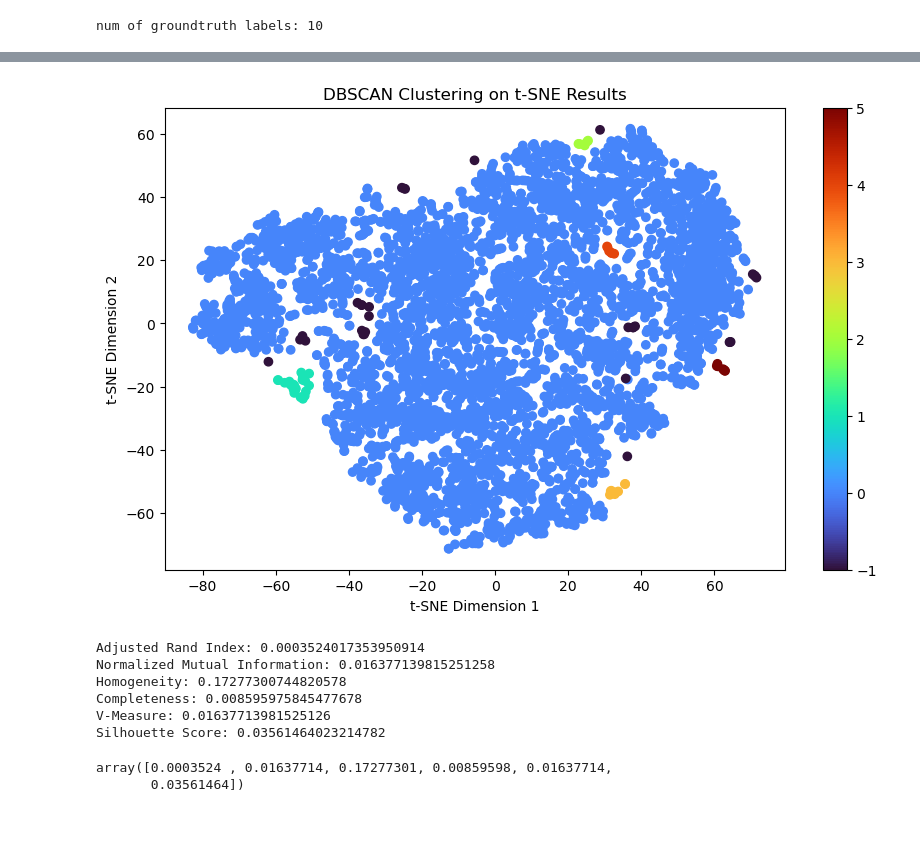
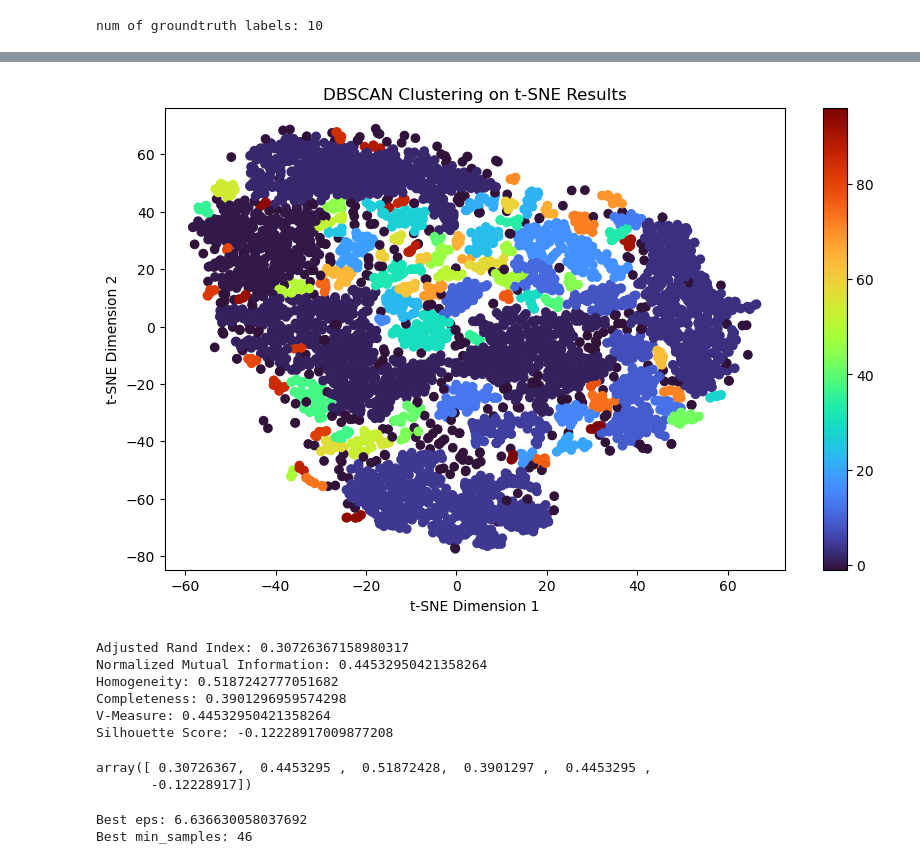
Before and after one commit to zyiology/SC4020_Proj2, a Jupyter notebook: mnist_clustering.ipynb, the cells around one changed output, grey strips where cells are left out. Cells and saved outputs as stored; diff of their text form; code cells hidden in the pictures; blank space fills up the shorter version.

Commit message:
finalised clustering notebooks

```diff
--- a/mnist_clustering.ipynb
+++ b/mnist_clustering.ipynb
@@ -100,13 +100,13 @@ Silhouette: 0.09159158804477086
 ## using t-sne (alternative to pca) to visualize clusters according to true labels
 
 # Calculate cosine distances between binary vectors
-cosine_distances_matrix = cosine_distances(itemset_features)
+#cosine_distances_matrix = cosine_distances(itemset_features)
 
 # Create a t-SNE instance with cosine distance
-tsne = TSNE(n_components=2, metric="precomputed", perplexity=30, learning_rate=200, init="random")
+tsne = TSNE(n_components=2, metric="cosine", perplexity=50, learning_rate=(len(itemset_features)/48), n_iter=5000, n_jobs=-1, early_exaggeration=16)
 
 # Fit t-SNE to the cosine distance matrix
-tsne_results = tsne.fit_transform(cosine_distances_matrix)
+tsne_results = tsne.fit_transform(itemset_features)
 
 # Create a scatter plot to visualize the results
 plt.figure(figsize=(10, 6))
@@ -148,29 +148,74 @@ plt.show()
 # %%
 ## performing DBSCAN on the data transformed by t-sne
 
 from sklearn.cluster import DBSCAN
 
 # Apply DBSCAN to the t-SNE results
-dbscan = DBSCAN(eps=3.4, min_samples=5)
+dbscan = DBSCAN(eps=2, min_samples=5)
 dbscan_labels = dbscan.fit_predict(tsne_results)
 
 # Create a scatter plot to visualize the DBSCAN clustering results
 plt.figure(figsize=(10, 6))
 plt.scatter(tsne_results[:, 0], tsne_results[:, 1], c=dbscan_labels, cmap='turbo')
 plt.colorbar()
 plt.title('DBSCAN Clustering on t-SNE Results')
 plt.xlabel('t-SNE Dimension 1')
 plt.ylabel('t-SNE Dimension 2')
 plt.show()
 
-compare_true_labels(dbscan_labels, true_labels, itemset_features)
+compare_true_labels(true_labels, dbscan_labels, itemset_features)
 # %% [output]
-[figure, old version]
+[figure, new version]
-Adjusted Rand Index: 0.0003524017353950914
-Normalized Mutual Information: 0.016377139815251258
-Homogeneity: 0.17277300744820578
-Completeness: 0.008595975845477678
-V-Measure: 0.01637713981525126
-Silhouette Score: 0.03561464023214782
+Adjusted Rand Index: 0.30726367158980317
+Normalized Mutual Information: 0.44532950421358264
+Homogeneity: 0.5187242777051682
+Completeness: 0.3901296959574298
+V-Measure: 0.44532950421358264
+Silhouette Score: -0.12228917009877208
-array([0.0003524 , 0.01637714, 0.17277301, 0.00859598, 0.01637714,
-       0.03561464])
+array([ 0.30726367,  0.4453295 ,  0.51872428,  0.3901297 ,  0.4453295 ,
+       -0.12228917])
+# %%
+# OPTIMISING DBSCAN PARAMETERS USING SILHOUETTE SCORE
+
+from hyperopt import hp, fmin, tpe, Trials
+from sklearn.cluster import DBSCAN
+from sklearn.metrics import silhouette_score
+from sklearn.metrics import adjusted_rand_score
+
+# Define the search space
+space = {
+    'eps': hp.uniform('eps', 6.6, 20),
+    'min_samples': hp.choice('min_samples', range(2, 50))
+}
+
+# Define the objective function
+def objective(params):
+    dbscan = DBSCAN(**params)
+    cluster_labels = dbscan.fit_predict(tsne_results)
+
+    # Exclude noise points (labelled as -1) before computing the silhouette score
+    non_noise_indices = np.where(cluster_labels != -1)[0]
+    if len(non_noise_indices) == 0 or len(set(cluster_labels[non_noise_indices])) == 1:
+        # Return a large negative value if there's only one cluster or all are noise
+        # since silhouette score can't be computed in these cases
+        return 1
+
+    # score = silhouette_score(itemset_features[non_noise_indices], cluster_labels[non_noise_indices], metric='cosine')
+    score = silhouette_score(tsne_results[non_noise_indices], cluster_labels[non_noise_indices])
+    return -score  # Negative score because fmin tries to minimize the objective
+
+# Run the optimizer
+best = fmin(
+    fn=objective,
+    space=space,
+    algo=tpe.suggest,
+    max_evals=300  # Number of evaluations
+)
+
+best_min_samples = range(2, 50)[best['min_samples']]
+best_eps = best['eps']
+print("Best eps:", best['eps'])
+print("Best min_samples:", best_min_samples)
+# %% [output]
+Best eps: 6.636630058037692
+Best min_samples: 46
```
Also changed, not shown: parts of 12 cells of this notebook, 4 other files.
